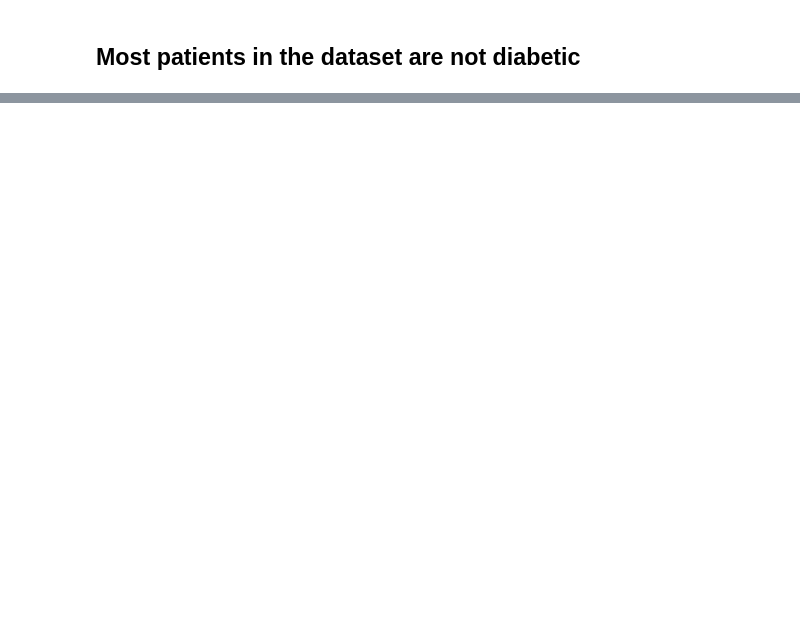
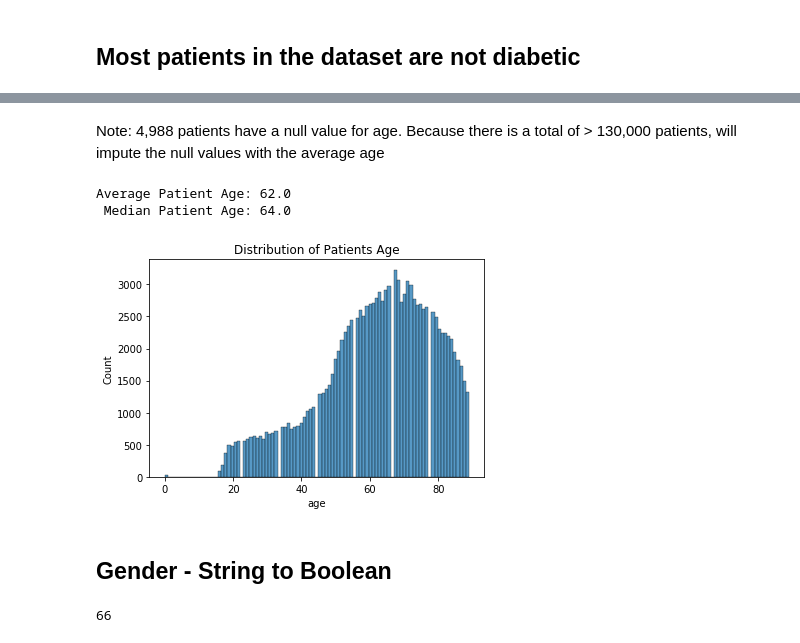
Before and after one commit to ThompsonBethany01/WiDS_Datathon_2021, a Jupyter notebook: Wrangle_Notebook.ipynb, the cells around one changed output, grey strips where cells are left out. Cells and saved outputs as stored; diff of their text form; code cells hidden in the pictures; blank space fills up the shorter version.

```diff
--- a/Wrangle_Notebook.ipynb
+++ b/Wrangle_Notebook.ipynb
@@ -89,14 +89,0 @@ null_counts[null_counts.percent > 50]
-# %%
-# Removing Nulls from Columns
-# sets thresh hold to 75 percent nulls, if more than %25 nulls it will be removed
-threshold = df.shape[0] * .50
-
-# remove columns with specified threshold
-df = df.dropna(axis=1, thresh=threshold)
-
-# Removing Nulls from Rows
-# sets thresh hold to 75 percent nulls, if more than %25 nulls it will be removed
-thresh_hold = df.shape[1] * .50
-
-# remove rows with specified threshold
-df = df.dropna(axis=0,thresh=thresh_hold)
@@ -126,0 +137,12 @@ Name: diabetes_mellitus, dtype: int64
+# %% [markdown]
+Note: 4,988 patients have a null value for age. Because there is a total of > 130,000 patients, will impute the null values with the average age
+# %%
+sns.histplot(df.age)
+plt.title('Distribution of Patients Age')
+
+print('Average Patient Age:', round(df.age.mean(),0))
+print(' Median Patient Age:', round(df.age.median(),0))
+# %% [output]
+Average Patient Age: 62.0
+ Median Patient Age: 64.0
+[figure, added]
@@ -126,0 +158,8 @@ Name: diabetes_mellitus, dtype: int64
+# %% [markdown]
+## Gender - String to Boolean
+# %%
+# 66 patients have null values for gender
+# with such an insiginficant amount, will leave them for now
+df.gender.isnull().sum()
+# %% [output]
+66
```
Also changed, not shown: parts of 16 cells of this notebook.
